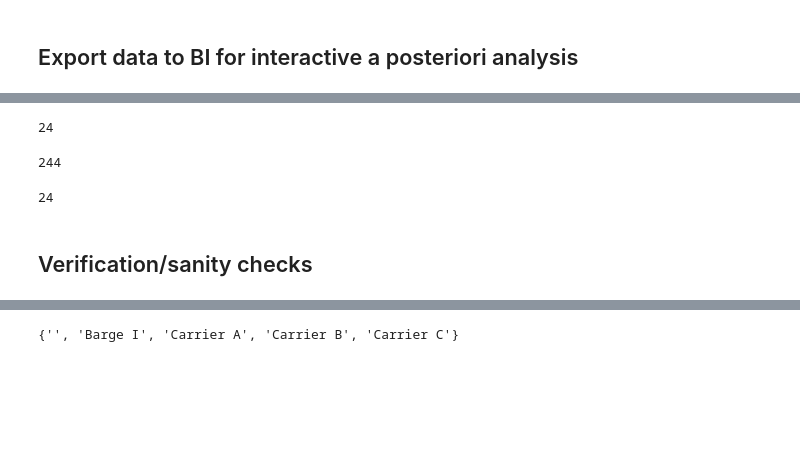
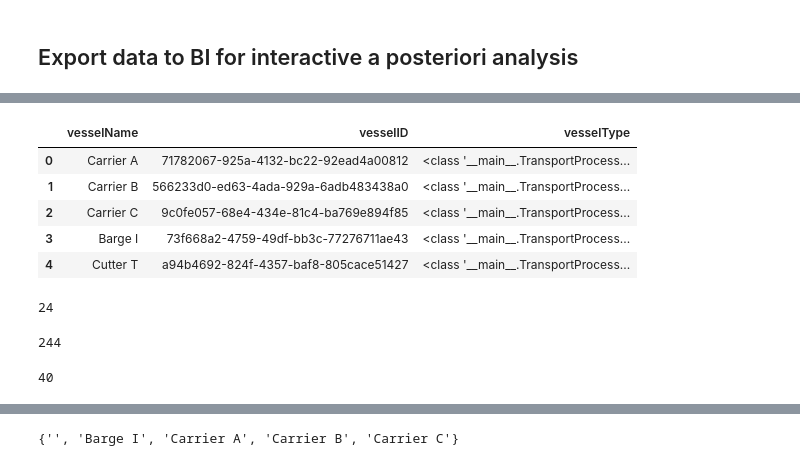
Before and after one commit to TUDelft-CITG/OpenCLSim, a Jupyter notebook: notebooks/24_cutters and barges.ipynb, the cells around one changed output, grey strips where cells are left out. Drawn from its saved outputs; the diff is of its cells as text; code cells hidden in the pictures; blank space fills up the shorter version.

Commit message:
export resources = concept assignments

```diff
--- a/notebooks/24_cutters and barges.ipynb
+++ b/notebooks/24_cutters and barges.ipynb
@@ -391,6 +391,15 @@ export_concepts(vessels, 'vessel', 'vessels.csv')
-# %%
-activities_flat = export_activities(activities, 'activities.csv', [*sites.values(), *vessels.values()])
-len(activities_flat)
-# %% [output]
-24
+# %%
+export_concepts(vessels, 'vessel', 'vessels.csv')
+# %% [output]
+|  | vesselName | vesselID | vesselType |
+| 0 | Carrier A | 71782067-925a-4132-bc22-92ead4a00812 | <class '__main__.TransportProcess... |
+| 1 | Carrier B | 566233d0-ed63-4ada-929a-6adb483438a0 | <class '__main__.TransportProcess... |
+| 2 | Carrier C | 9c0fe057-68e4-434e-81c4-ba769e894f85 | <class '__main__.TransportProcess... |
+| 3 | Barge I | 73f668a2-4759-49df-bb3c-77276711ae43 | <class '__main__.TransportProcess... |
+| 4 | Cutter T | a94b4692-824f-4357-baf8-805cace51427 | <class '__main__.TransportProcess... |
+# %%
+activities_flat = export_activities(activities, 'activities.csv')
+len(activities_flat)
+# %% [output]
+24
 # %%
@@ -399,9 +408,7 @@ len(VesselActivitiesLog)
 # %% [output]
 244
-# %%
-CutterActivitiesLog = export_ranges(activities_flat, 'instances_cutter.csv', cutter_name)
-len(CutterActivitiesLog)
-# %% [output]
-24
-# %% [markdown]
-## Verification/sanity checks
+# %%
+activity_resources =  export_activity_resources(activities)
+len(activity_resources)
+# %% [output]
+40
```
Also changed, not shown: parts of 14 cells of this notebook, 1 other file.
